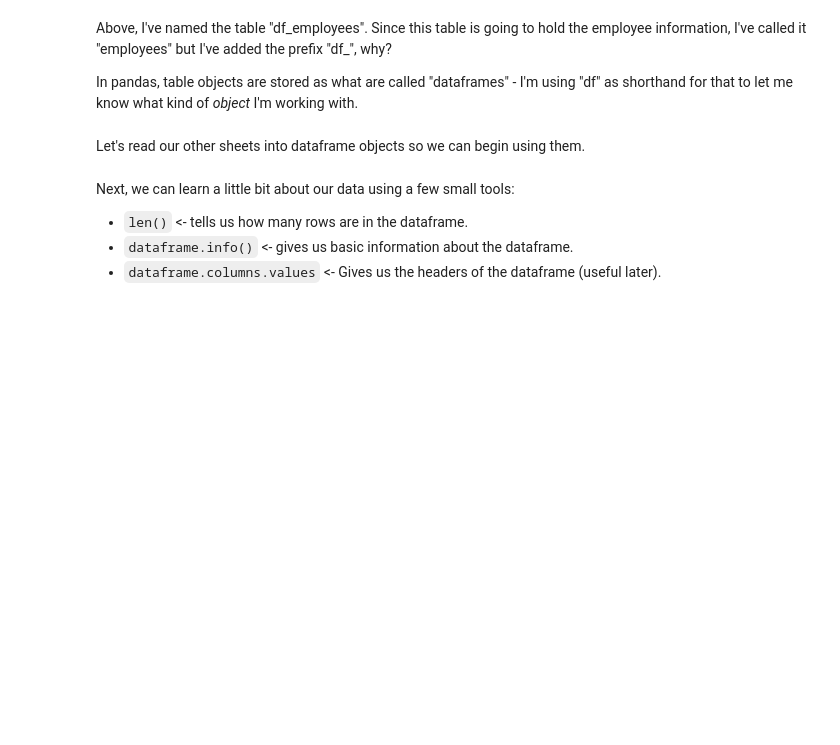
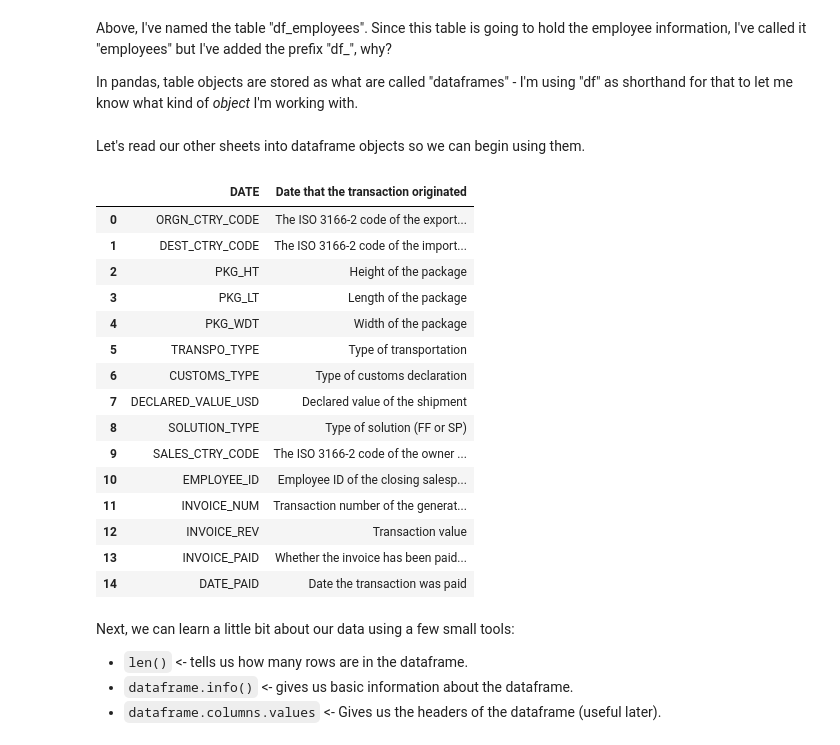
Before and after one commit to etokrug/OfficePythonBasics, a Jupyter notebook: Class3.ipynb, the cells around one changed output. Cells and saved outputs as stored; diff of their text form; code cells hidden in the pictures; blank space fills up the shorter version.

```diff
--- a/Class3.ipynb
+++ b/Class3.ipynb
@@ -49,6 +67,25 @@ df_companies = pd.read_excel("COMPANIES.xlsx")
 df_countries = pd.read_excel("ISO_COUNTRY_LOOKUPS.xlsx")
 # %%
 # write each dataframe name here individually and see what it outputs when you run this
+
+df_main_definitions
+# %% [output]
+|  | DATE | Date that the transaction originated |
+| 0 | ORGN_CTRY_CODE | The ISO 3166-2 code of the export... |
+| 1 | DEST_CTRY_CODE | The ISO 3166-2 code of the import... |
+| 2 | PKG_HT | Height of the package |
+| 3 | PKG_LT | Length of the package |
+| 4 | PKG_WDT | Width of the package |
+| 5 | TRANSPO_TYPE | Type of transportation |
+| 6 | CUSTOMS_TYPE | Type of customs declaration |
+| 7 | DECLARED_VALUE_USD | Declared value of the shipment |
+| 8 | SOLUTION_TYPE | Type of solution (FF or SP) |
+| 9 | SALES_CTRY_CODE | The ISO 3166-2 code of the owner ... |
+| 10 | EMPLOYEE_ID | Employee ID of the closing salesp... |
+| 11 | INVOICE_NUM | Transaction number of the generat... |
+| 12 | INVOICE_REV | Transaction value |
+| 13 | INVOICE_PAID | Whether the invoice has been paid... |
+| 14 | DATE_PAID | Date the transaction was paid |
 # %% [markdown]
 Next, we can learn a little bit about our data using a few small tools:
 
```
Also changed, not shown: parts of 16 cells of this notebook, 1 other file.
